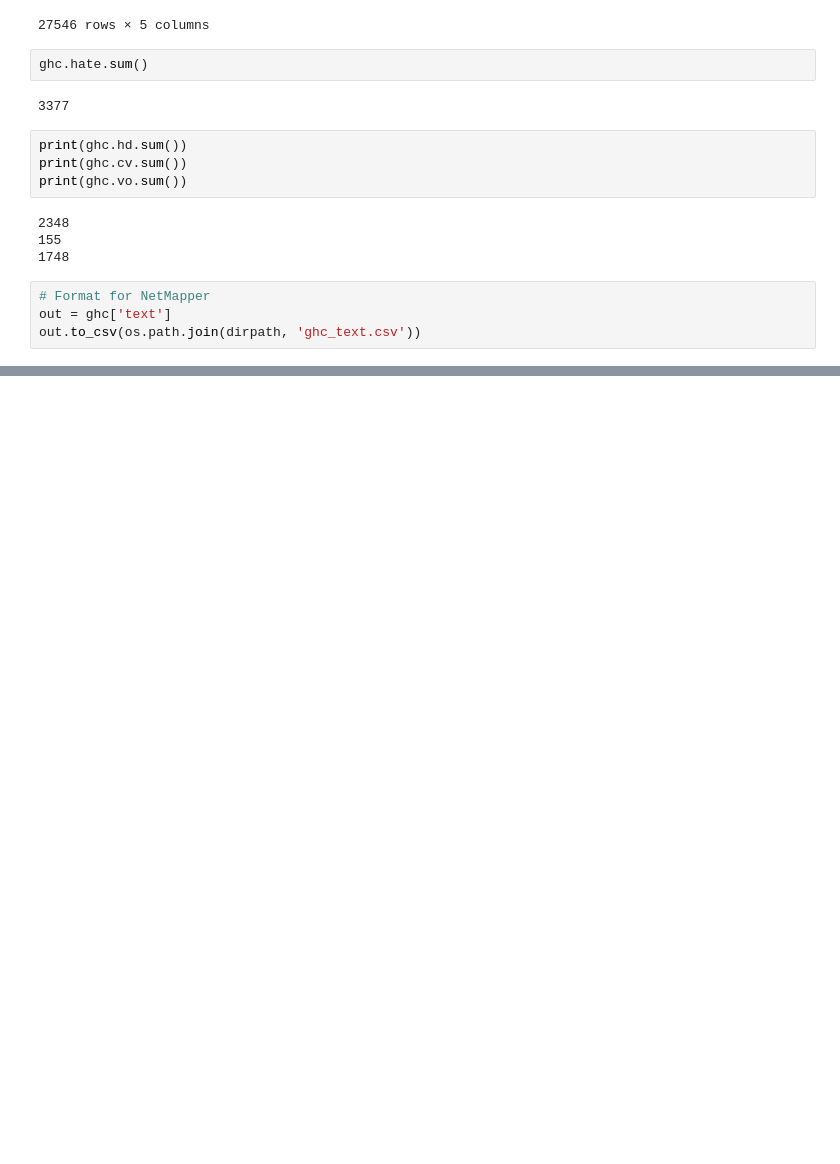
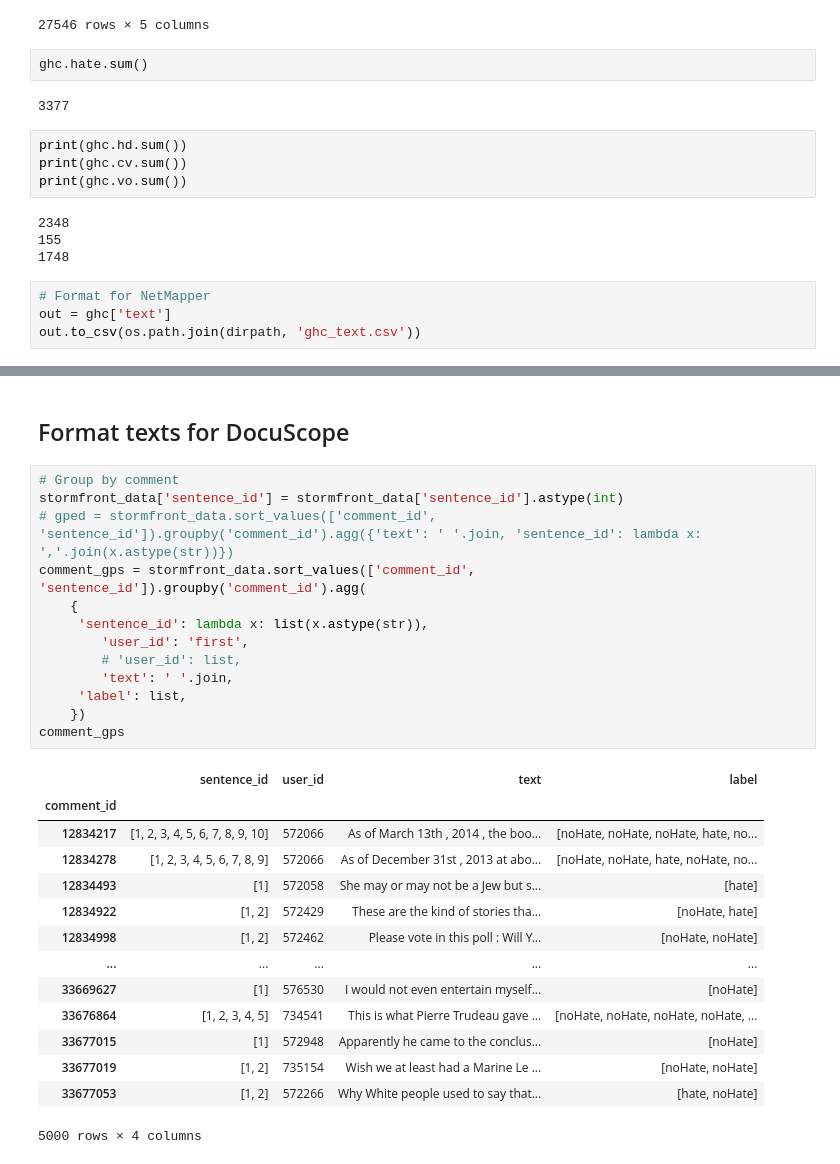
Before and after one commit to michaelmilleryoder/hate_speech_rhetoric, a Jupyter notebook: jupyter/annotated_hate_corpora.ipynb, the cells around one changed output, grey strips where cells are left out. Drawn from its saved outputs; the diff is of its cells as text; blank space fills up the shorter version.

Commit message:
DocuScope processing

```diff
--- a/jupyter/annotated_hate_corpora.ipynb
+++ b/jupyter/annotated_hate_corpora.ipynb
@@ -129,0 +209,30 @@ out.to_csv(os.path.join(dirpath, 'ghc_text.csv'))
+# %% [markdown]
+## Format texts for DocuScope
+# %%
+# Group by comment
+stormfront_data['sentence_id'] = stormfront_data['sentence_id'].astype(int)
+# gped = stormfront_data.sort_values(['comment_id', 'sentence_id']).groupby('comment_id').agg({'text': ' '.join, 'sentence_id': lambda x: ','.join(x.astype(str))})
+comment_gps = stormfront_data.sort_values(['comment_id', 'sentence_id']).groupby('comment_id').agg(
+    {
+     'sentence_id': lambda x: list(x.astype(str)),
+        'user_id': 'first',
+        # 'user_id': list,
+        'text': ' '.join,
+     'label': list,
+    })
+comment_gps
+# %% [output]
+|  | sentence_id | user_id | text | label |
+| comment_id |  |  |  |  |
+| 12834217 | [1, 2, 3, 4, 5, 6, 7, 8, 9, 10] | 572066 | As of March 13th , 2014 , the boo... | [noHate, noHate, noHate, hate, no... |
+| 12834278 | [1, 2, 3, 4, 5, 6, 7, 8, 9] | 572066 | As of December 31st , 2013 at abo... | [noHate, noHate, hate, noHate, no... |
+| 12834493 | [1] | 572058 | She may or may not be a Jew but s... | [hate] |
+| 12834922 | [1, 2] | 572429 | These are the kind of stories tha... | [noHate, hate] |
+| 12834998 | [1, 2] | 572462 | Please vote in this poll : Will Y... | [noHate, noHate] |
+| ... | ... | ... | ... | ... |
+| 33669627 | [1] | 576530 | I would not even entertain myself... | [noHate] |
+| 33676864 | [1, 2, 3, 4, 5] | 734541 | This is what Pierre Trudeau gave ... | [noHate, noHate, noHate, noHate, ... |
+| 33677015 | [1] | 572948 | Apparently he came to the conclus... | [noHate] |
+| 33677019 | [1, 2] | 735154 | Wish we at least had a Marine Le ... | [noHate, noHate] |
+| 33677053 | [1, 2] | 572266 | Why White people used to say that... | [hate, noHate] |
+5000 rows × 4 columns
```
Also changed, not shown: parts of 12 cells of this notebook, 1 other file.
